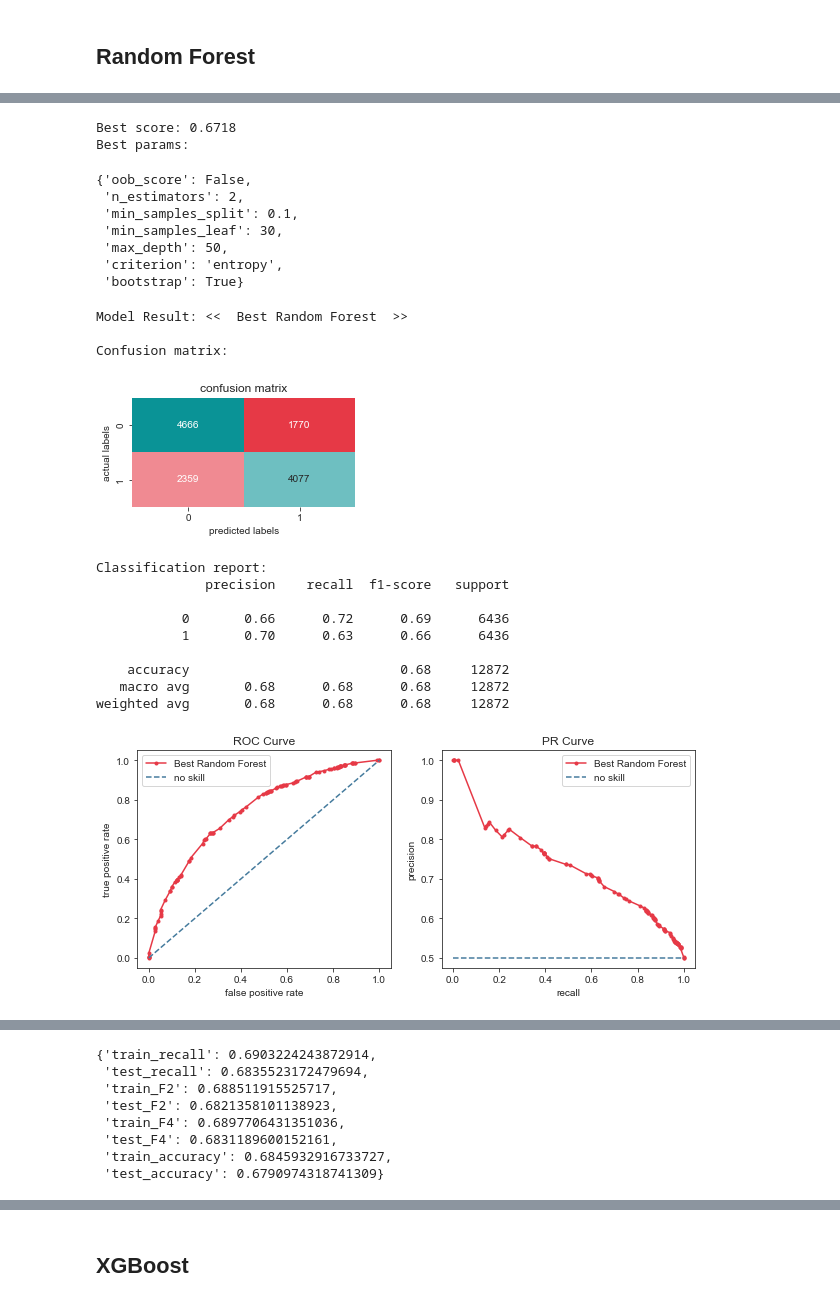
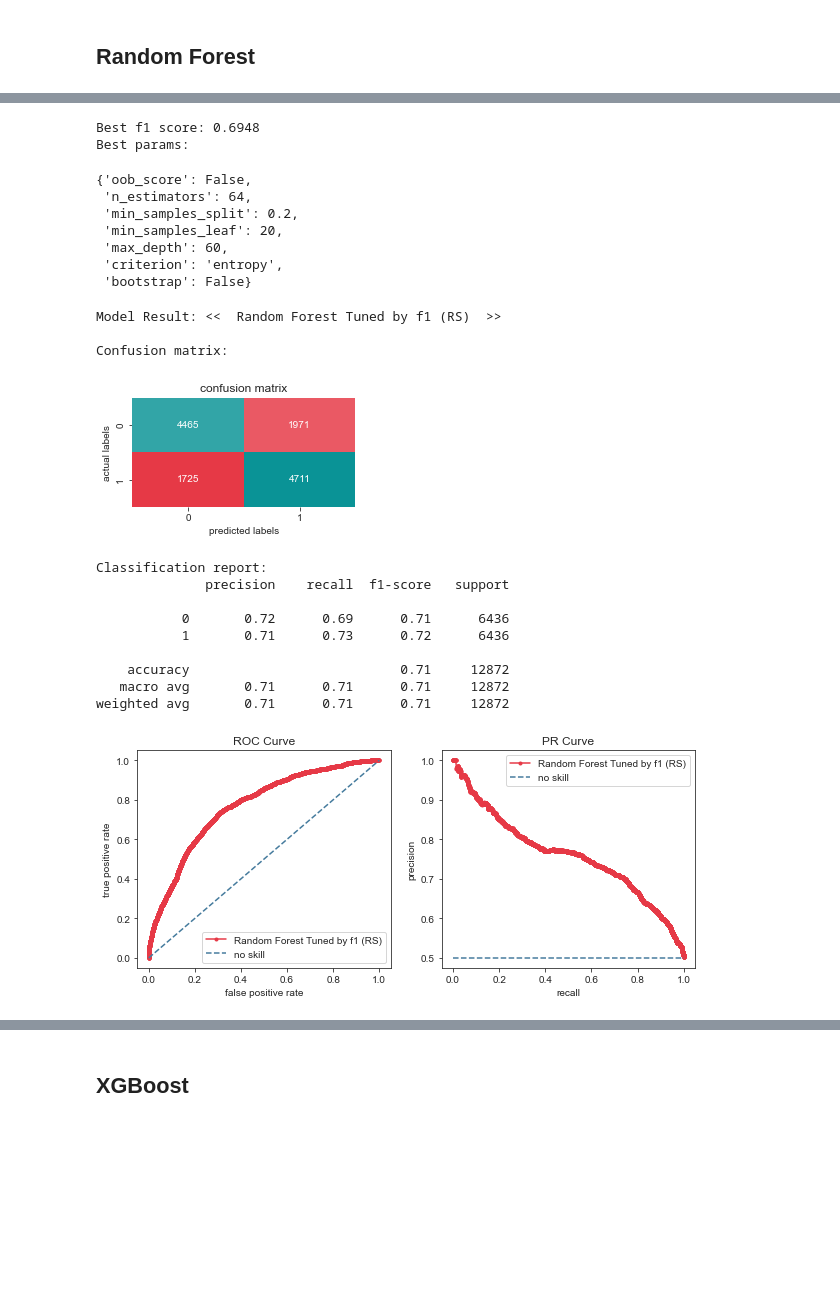
Before and after one commit to 21m1n/A-Deep-Dive-into-Imbalanced-Loan-Data-from-lendingclub.com, a Jupyter notebook: Loan Data.ipynb, the cells around one changed output, grey strips where cells are left out. Drawn from its saved outputs; the diff is of its cells as text; code cells hidden in the pictures; blank space fills up the shorter version.

Commit message:
models completed, need comments.

```diff
--- a/Loan Data.ipynb
+++ b/Loan Data.ipynb
@@ -1062,7 +1095,7 @@ fig.tight_layout()
 ## Random Forest
 # %%
 # random forest model
-mod_rf = RandomForestClassifier(random_state=random_state)
+mod_rf = RandomForestClassifier(random_state=random_state, n_jobs=-1)
 report_model_result(X_train_prepared, y_train, mod_rf, "random forest")
 
 scores_rf = evaluate_model(X_train_prepared, y_train.values.ravel(), mod_rf)
@@ -1129,7 +1162,7 @@ dtype: float64
 # %% [markdown]
 ## XGBoost
 # %%
-mod_xgb = xgb.XGBClassifier()
+mod_xgb = xgb.XGBClassifier(random_state=random_state, n_jobs=-1)
 
 report_model_result(X_train_prepared, y_train, mod_xgb, "XGBoost")
 
@@ -1876,17 +1759,0 @@ mean accuracy scores, train: 0.5094, test: 0.5093
-# %%
-X_train_kbest_7 = SelectKBest(score_func=mutual_info_classif, k=7).fit_transform(X_train_prepared_smt, y_train_smt)
-
-gscv_logreg_7best = GridSearchCV(mod_logreg, param_grid, cv=5,
-                                 scoring=make_scorer(f4_measure),
-                                 return_train_score=True, n_jobs=-1)
-
-gscv_logreg_7best.fit(X_train_kbest_7, y_train_smt)
-
-print("Best score: {:.4f}".format(gscv_logreg_7best.best_score_))
-print("Best params: ")
-display(gscv_logreg_7best.best_estimator_)
-
-best_logreg_weighted_7best = gscv_logreg_7best.best_estimator_
-
-report_model_result(X_train_prepared_smt, y_train_smt, best_logreg_weighted_7best, "Best LogReg Weighted using 7 Features")
-evaluate_model(X_train_prepared_smt, y_train_smt.values.ravel(), best_logreg_weighted_7best)
@@ -1931,51 +1997,45 @@ mean accuracy scores, train: 0.5580, test: 0.5573
 # %%
-# f1 score
+# randomized Search
 param_grid = {
               "bootstrap": [True, False],
               "criterion": ["gini", "entropy"],
-              "max_depth": [10, 20, 30, 40, 50, 60, 70, 80, 90, 100],
+              "max_depth": [2, 5, 10, 20, 30, 40, 50, 60, 70, 80, 90, 100],
               "min_samples_split":  [0.1, 0.2, 0.3, 0.4, 0.5, 0.6, 0.7, 0.8, 0.9, 1],
               "min_samples_leaf":  [1, 2, 5, 10, 20, 30],
               "n_estimators": [1, 2, 4, 8, 16, 32, 64, 100, 200],
               "oob_score": [True, False]
              }
 
-random_gscv_rf = RandomizedSearchCV(mod_rf, param_grid, cv=5,
-                                    scoring='f1', n_jobs=-1,
-                                    return_train_score=True, random_state=random_state)
 
-random_gscv_rf.fit(X_train_prepared_smt, y_train_smt)
-
-print("Best score: {:.4f}".format(random_gscv_rf.best_score_))
-print("Best params: ")
-display(random_gscv_rf.best_params_)
-
-best_rf = random_gscv_rf.best_estimator_
-report_model_result(X_train_prepared_smt, y_train_smt, best_rf, "Best Random Forest")
-evaluate_model(X_train_prepared_smt, y_train_smt.values.ravel(), best_rf)
+rf_tuned_f1rs, rf_tuned_f1rs_scores = tuning_model_params_by_RSCV(mod_rf, \
+                                                                  X_train_prepared_smt, y_train_smt, \
+                                                                  param_grid, \
+                                                                  scoring="f1",
+                                                                  model_name="Random Forest Tuned by f1 (RS)",
+                                                                  random_state=random_state)
 # %% [output]
-Best score: 0.6718
+Best f1 score: 0.6948
 Best params:
 {'oob_score': False,
- 'n_estimators': 2,
- 'min_samples_split': 0.1,
- 'min_samples_leaf': 30,
- 'max_depth': 50,
+ 'n_estimators': 64,
+ 'min_samples_split': 0.2,
+ 'min_samples_leaf': 20,
+ 'max_depth': 60,
  'criterion': 'entropy',
- 'bootstrap': True}
+ 'bootstrap': False}
-Model Result: <<  Best Random Forest  >>
+Model Result: <<  Random Forest Tuned by f1 (RS)  >>
 
 Confusion matrix:
-[figure, old version]
+[figure, new version]
 Classification report:
               precision    recall  f1-score   support
 
-           0       0.66      0.72      0.69      6436
-           1       0.70      0.63      0.66      6436
+           0       0.72      0.69      0.71      6436
+           1       0.71      0.73      0.72      6436
 
-    accuracy                           0.68     12872
-   macro avg       0.68      0.68      0.68     12872
-weighted avg       0.68      0.68      0.68     12872
+    accuracy                           0.71     12872
+   macro avg       0.71      0.71      0.71     12872
+weighted avg       0.71      0.71      0.71     12872
-[figure, old version]
+[figure, new version]
 ============================================================
 Model evaluation using K fold stratification
@@ -1990,12 +2051,4 @@ mean accuracy scores, train: 0.6846, test: 0.6791
 ============================================================
-{'train_recall': 0.6903224243872914,
- 'test_recall': 0.6835523172479694,
- 'train_F2': 0.688511915525717,
- 'test_F2': 0.6821358101138923,
- 'train_F4': 0.6897706431351036,
- 'test_F4': 0.6831189600152161,
- 'train_accuracy': 0.6845932916733727,
- 'test_accuracy': 0.6790974318741309}
 # %%
 param_grid = {
               "criterion": ["entropy"],
```
Also changed, not shown: parts of 69 cells of this notebook.
